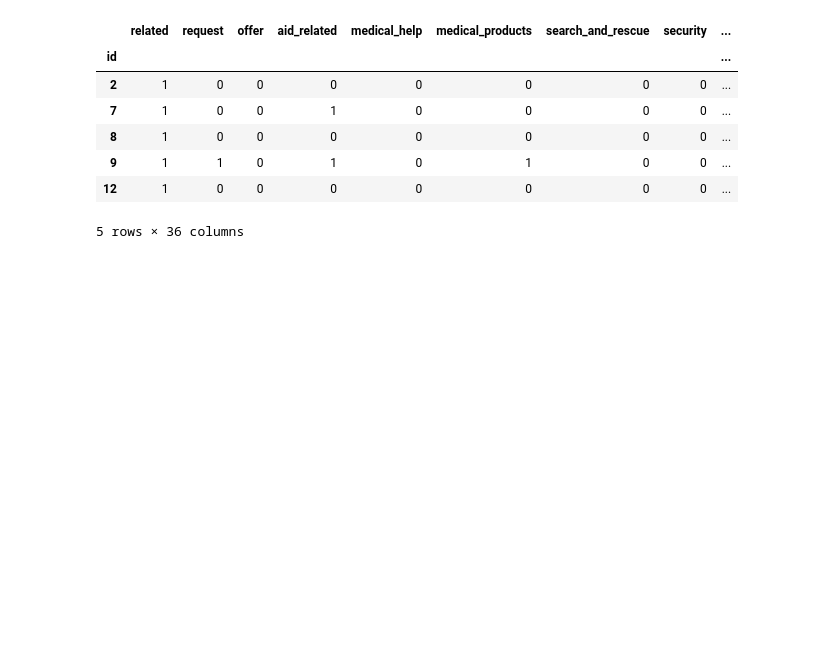
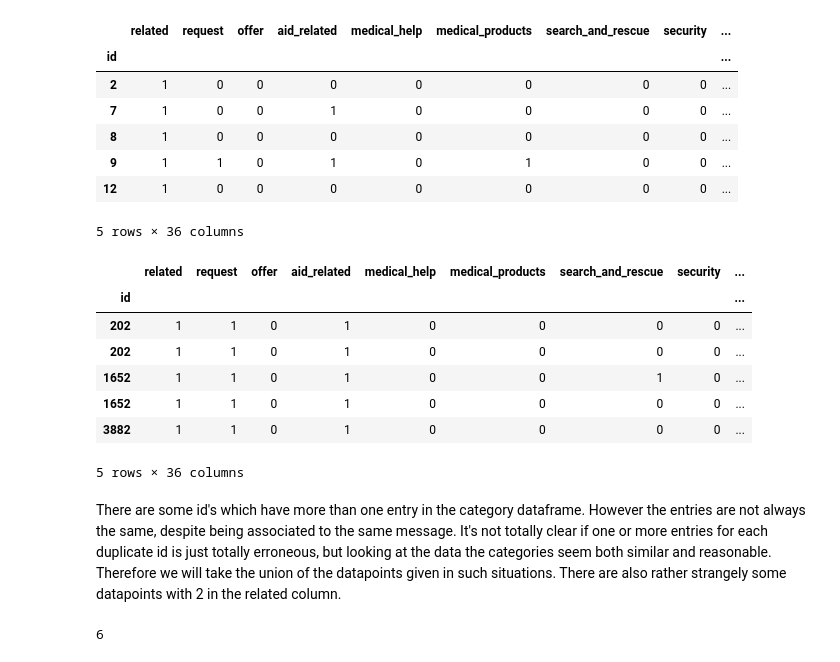
Before and after one commit to Stigant/Disaster-Project, a Jupyter notebook: data/Pipeline Prep.ipynb, the cells around one changed output. Drawn from its saved outputs; the diff is of its cells as text; code cells hidden in the pictures; blank space fills up the shorter version.

Commit message:
Improved ETL pipeline, in particular fixed duplicate ID's and some non-valid entries

```diff
--- a/data/Pipeline Prep.ipynb
+++ b/data/Pipeline Prep.ipynb
@@ -32,7 +32,7 @@ df_categories.iloc[0,0]
 'related-1;request-0;offer-0;aid_related-0;medical_help-0;medical_products-0;search_and_rescue-0;security-0;military-0;child_alone-0;water-0;food-0;shelter-0;clothing-0;money-0;missing_people-0;refuge ...
 # %%
 labels=[x.strip('-[01]')  for x in df_categories.iloc[0,0].split(';')]
-category_dummies=df_categories.categories.apply(lambda x: [y[-1] for y in x.split(';')]).apply(pd.Series)
+category_dummies=df_categories.categories.apply(lambda x: [y[-1] for y in x.split(';')]).apply(pd.Series).astype(int)
 category_dummies.columns=labels
 category_dummies.head()
 # %% [output]
@@ -44,3 +44,19 @@ category_dummies.head()
 | 9 | 1 | 1 | 0 | 1 | 0 | 1 | 0 | 0 | ... |
 | 12 | 1 | 0 | 0 | 0 | 0 | 0 | 0 | 0 | ... |
 5 rows × 36 columns
+# %%
+dupes=category_dummies.index.duplicated(False)
+# %%
+duplicate_ids=category_dummies[dupes]
+duplicate_ids[~duplicate_ids.duplicated(keep=False)].head()
+# %% [output]
+|  | related | request | offer | aid_related | medical_help | medical_products | search_and_rescue | security | ... |
+| id |  |  |  |  |  |  |  |  | ... |
+| 202 | 1 | 1 | 0 | 1 | 0 | 0 | 0 | 0 | ... |
+| 202 | 1 | 1 | 0 | 1 | 0 | 0 | 0 | 0 | ... |
+| 1652 | 1 | 1 | 0 | 1 | 0 | 0 | 1 | 0 | ... |
+| 1652 | 1 | 1 | 0 | 1 | 0 | 0 | 0 | 0 | ... |
+| 3882 | 1 | 1 | 0 | 1 | 0 | 0 | 0 | 0 | ... |
+5 rows × 36 columns
+# %% [markdown]
+There are some id's which have more than one entry in the category dataframe. However the entries are not always the same, despite being associated to the same message. It's not totally clear if one or more entries for each duplicate id is just totally erroneous, but looking at the data the categories seem both similar and reasonable. Therefore we will take the union of the datapoints given in such situations. There are also rather strangely some datapoints with 2 in the related column.
@@ -47 +67,5 @@ category_dummies.head()
+# %%
+(category_dummies.max(axis=1) > 1).sum()
+# %% [output]
+6
 # %%
```
Also changed, not shown: parts of 9 cells of this notebook, 3 other files.
